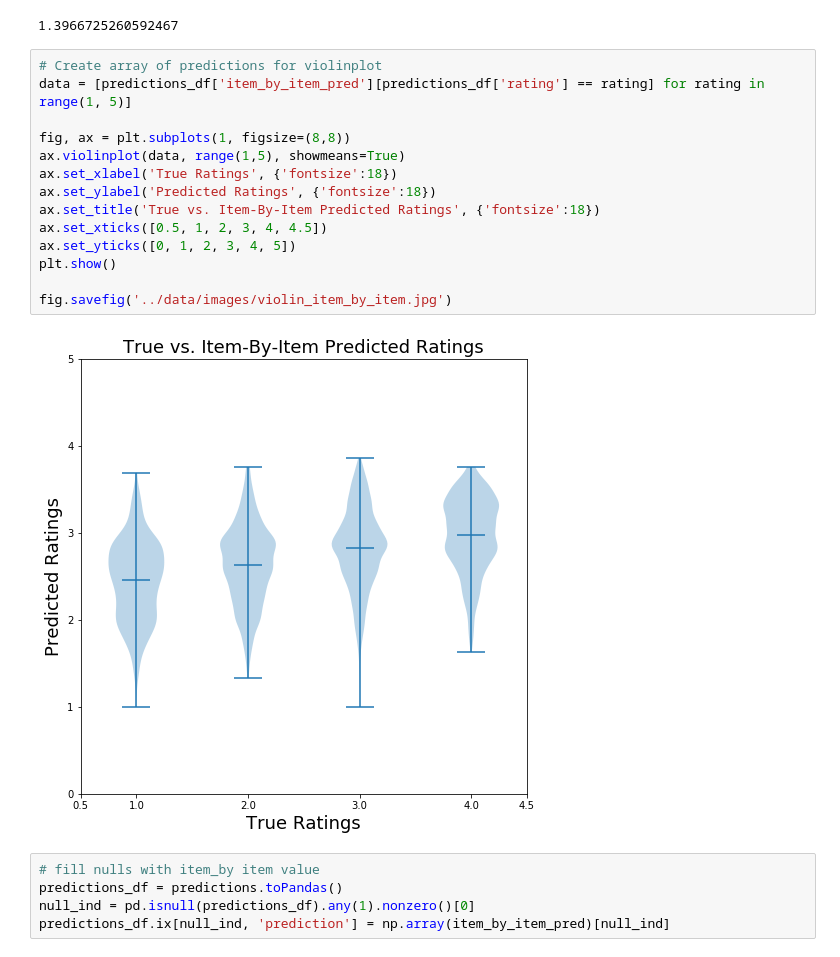
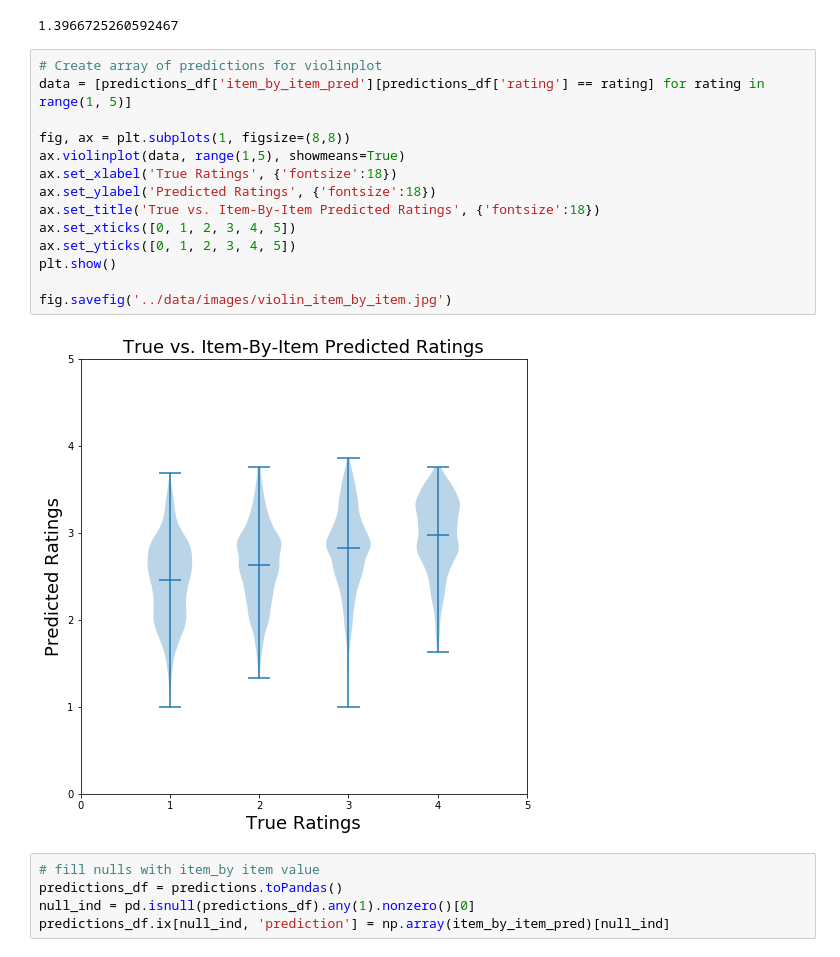
Before and after one commit to davidblaszka/redpointer, a Jupyter notebook: src/ensemble_model.ipynb, the cells around one changed output. Cells and saved outputs as stored; diff of their text form.

```diff
--- a/src/ensemble_model.ipynb
+++ b/src/ensemble_model.ipynb
@@ -335,19 +335,19 @@ np.sqrt(sum(predictions_df['rating'] - predictions_df['squared_error']) / len(pr
 # %%
 # Create array of predictions for violinplot
 data = [predictions_df['item_by_item_pred'][predictions_df['rating'] == rating] for rating in range(1, 5)]
 
 fig, ax = plt.subplots(1, figsize=(8,8))
 ax.violinplot(data, range(1,5), showmeans=True)
 ax.set_xlabel('True Ratings', {'fontsize':18})
 ax.set_ylabel('Predicted Ratings', {'fontsize':18})
 ax.set_title('True vs. Item-By-Item Predicted Ratings', {'fontsize':18})
-ax.set_xticks([0.5, 1, 2, 3, 4, 4.5])
+ax.set_xticks([0, 1, 2, 3, 4, 5])
 ax.set_yticks([0, 1, 2, 3, 4, 5])
 plt.show()
 
 fig.savefig('../data/images/violin_item_by_item.jpg')
 # %% [output]
-[figure, old version]
+[figure, new version]
 # %%
 # fill nulls with item_by item value
 predictions_df = predictions.toPandas()
```
Also changed, not shown: parts of 5 cells of this notebook, 6 other files.
